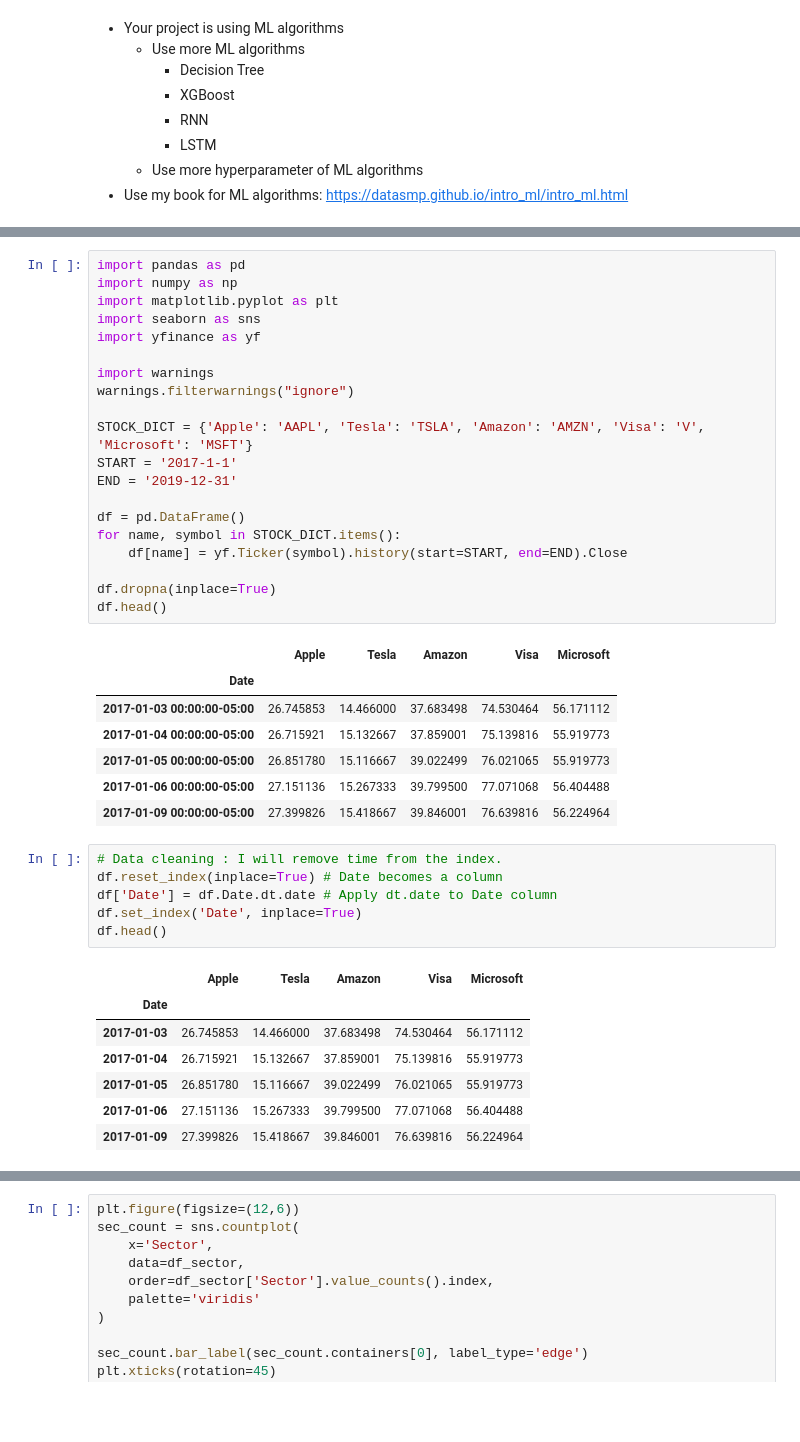
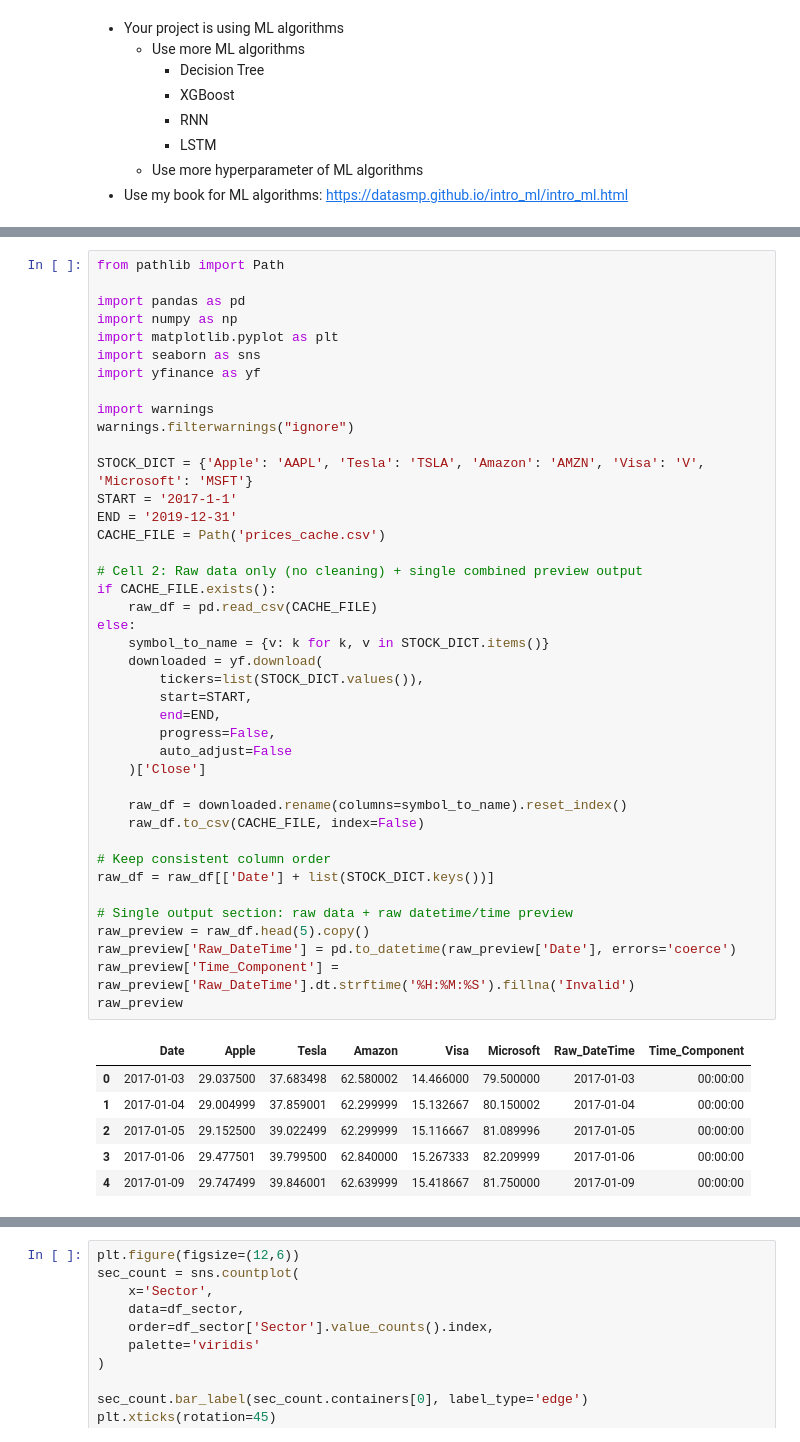
Before and after one commit to shakilkhan33/ML, a Jupyter notebook: YD_3_11_2026_Final_Project.ipynb, the cells around one changed output, grey strips where cells are left out. Cells and saved outputs as stored; diff of their text form; blank space fills up the shorter version.

```diff
--- a/YD_3_11_2026_Final_Project.ipynb
+++ b/YD_3_11_2026_Final_Project.ipynb
@@ -13,42 +43,48 @@
 # %%
+from pathlib import Path
+
 import pandas as pd
 import numpy as np
 import matplotlib.pyplot as plt
 import seaborn as sns
 import yfinance as yf
 
 import warnings
 warnings.filterwarnings("ignore")
 
 STOCK_DICT = {'Apple': 'AAPL', 'Tesla': 'TSLA', 'Amazon': 'AMZN', 'Visa': 'V', 'Microsoft': 'MSFT'}
 START = '2017-1-1'
 END = '2019-12-31'
+CACHE_FILE = Path('prices_cache.csv')
 
-df = pd.DataFrame()
-for name, symbol in STOCK_DICT.items():
-    df[name] = yf.Ticker(symbol).history(start=START, end=END).Close
+# Cell 2: Raw data only (no cleaning) + single combined preview output
+if CACHE_FILE.exists():
+    raw_df = pd.read_csv(CACHE_FILE)
+else:
+    symbol_to_name = {v: k for k, v in STOCK_DICT.items()}
+    downloaded = yf.download(
+        tickers=list(STOCK_DICT.values()),
+        start=START,
+        end=END,
+        progress=False,
+        auto_adjust=False
+    )['Close']
 
-df.dropna(inplace=True)
-df.head()
+    raw_df = downloaded.rename(columns=symbol_to_name).reset_index()
+    raw_df.to_csv(CACHE_FILE, index=False)
+
+# Keep consistent column order
+raw_df = raw_df[['Date'] + list(STOCK_DICT.keys())]
+
+# Single output section: raw data + raw datetime/time preview
+raw_preview = raw_df.head(5).copy()
+raw_preview['Raw_DateTime'] = pd.to_datetime(raw_preview['Date'], errors='coerce')
+raw_preview['Time_Component'] = raw_preview['Raw_DateTime'].dt.strftime('%H:%M:%S').fillna('Invalid')
+raw_preview
 # %% [output]
-|  | Apple | Tesla | Amazon | Visa | Microsoft |
-| Date |  |  |  |  |  |
-| 2017-01-03 00:00:00-05:00 | 26.745853 | 14.466000 | 37.683498 | 74.530464 | 56.171112 |
-| 2017-01-04 00:00:00-05:00 | 26.715921 | 15.132667 | 37.859001 | 75.139816 | 55.919773 |
-| 2017-01-05 00:00:00-05:00 | 26.851780 | 15.116667 | 39.022499 | 76.021065 | 55.919773 |
-| 2017-01-06 00:00:00-05:00 | 27.151136 | 15.267333 | 39.799500 | 77.071068 | 56.404488 |
-| 2017-01-09 00:00:00-05:00 | 27.399826 | 15.418667 | 39.846001 | 76.639816 | 56.224964 |
+|  | Date | Apple | Tesla | Amazon | Visa | Microsoft | Raw_DateTime | Time_Component |
+| 0 | 2017-01-03 | 29.037500 | 37.683498 | 62.580002 | 14.466000 | 79.500000 | 2017-01-03 | 00:00:00 |
+| 1 | 2017-01-04 | 29.004999 | 37.859001 | 62.299999 | 15.132667 | 80.150002 | 2017-01-04 | 00:00:00 |
+| 2 | 2017-01-05 | 29.152500 | 39.022499 | 62.299999 | 15.116667 | 81.089996 | 2017-01-05 | 00:00:00 |
+| 3 | 2017-01-06 | 29.477501 | 39.799500 | 62.840000 | 15.267333 | 82.209999 | 2017-01-06 | 00:00:00 |
+| 4 | 2017-01-09 | 29.747499 | 39.846001 | 62.639999 | 15.418667 | 81.750000 | 2017-01-09 | 00:00:00 |
-# %%
-# Data cleaning : I will remove time from the index.
-df.reset_index(inplace=True) # Date becomes a column
-df['Date'] = df.Date.dt.date # Apply dt.date to Date column
-df.set_index('Date', inplace=True)
-df.head()
-# %% [output]
-|  | Apple | Tesla | Amazon | Visa | Microsoft |
-| Date |  |  |  |  |  |
-| 2017-01-03 | 26.745853 | 14.466000 | 37.683498 | 74.530464 | 56.171112 |
-| 2017-01-04 | 26.715921 | 15.132667 | 37.859001 | 75.139816 | 55.919773 |
-| 2017-01-05 | 26.851780 | 15.116667 | 39.022499 | 76.021065 | 55.919773 |
-| 2017-01-06 | 27.151136 | 15.267333 | 39.799500 | 77.071068 | 56.404488 |
-| 2017-01-09 | 27.399826 | 15.418667 | 39.846001 | 76.639816 | 56.224964 |
```
Also changed, not shown: parts of 19 cells of this notebook.
